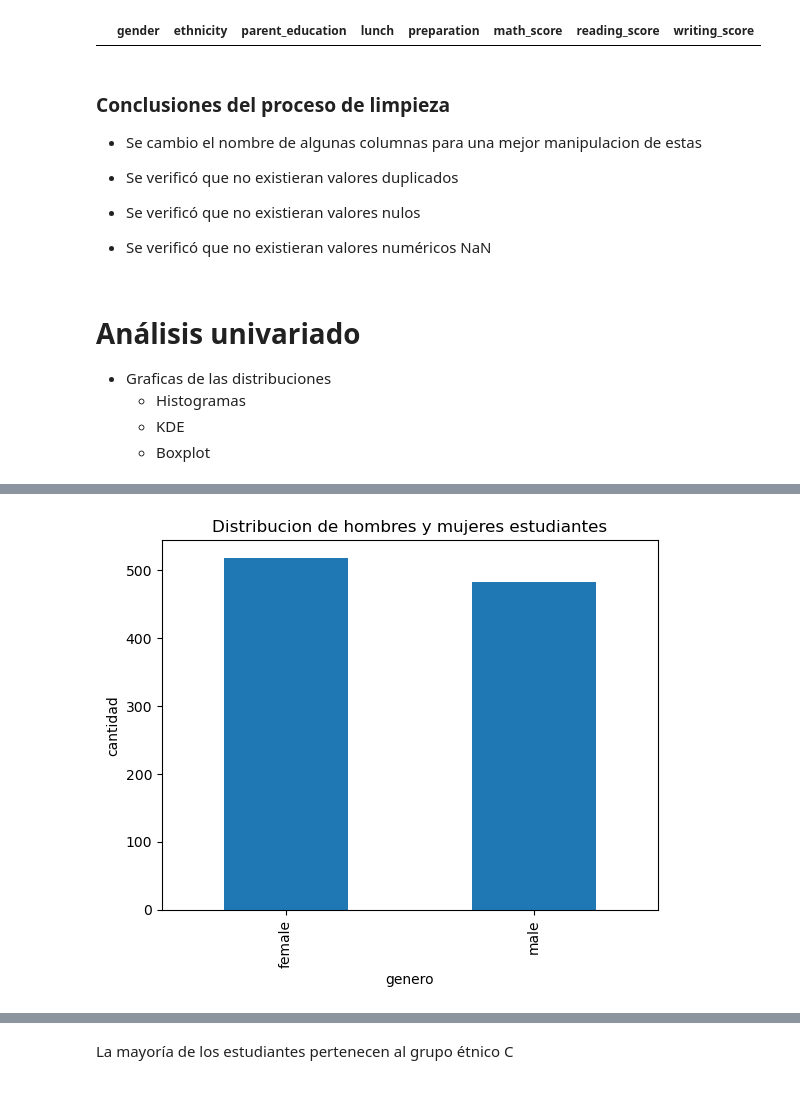
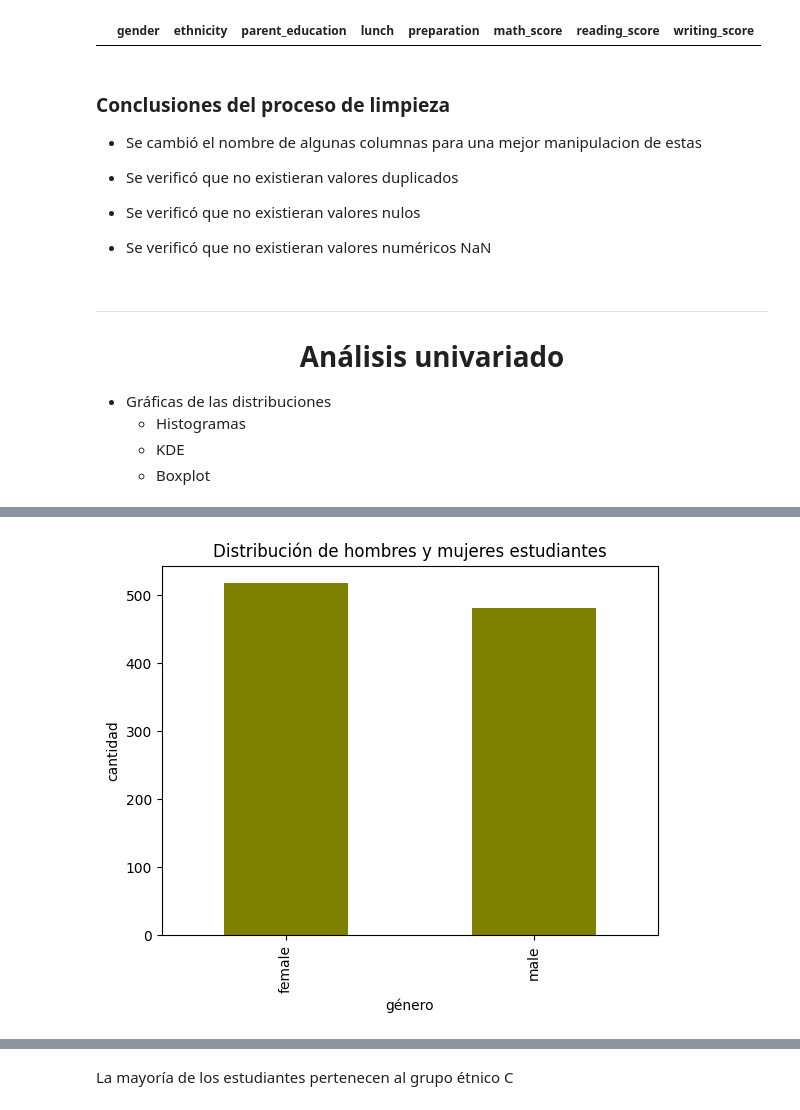
Before and after one commit to MarioChvx/ciencia_de_datos_PAMBAZO, a Jupyter notebook: proyectos/unidad1/proyecto_eda/EDA_Students_performance.ipynb, the cells around one changed output, grey strips where cells are left out. Drawn from its saved outputs; the diff is of its cells as text; code cells hidden in the pictures.

```diff
--- a/proyectos/unidad1/proyecto_eda/EDA_Students_performance.ipynb
+++ b/proyectos/unidad1/proyecto_eda/EDA_Students_performance.ipynb
@@ -161,7 +178,7 @@ df.loc[df.duplicated()]
 # %% [markdown]
 ### Conclusiones del proceso de limpieza
 
-* Se cambio el nombre de algunas columnas para una mejor manipulacion de estas
+* Se cambió el nombre de algunas columnas para una mejor manipulacion de estas
 
 * Se verificó que no existieran valores duplicados
 
@@ -169,9 +186,10 @@ df.loc[df.duplicated()]
 
 * Se verificó que no existieran valores numéricos NaN
 # %% [markdown]
-# Análisis univariado
+***
+# <center>Análisis univariado</center>
 
-* Graficas de las distribuciones
+* Gráficas de las distribuciones
     * Histogramas
     * KDE
     * Boxplot
@@ -186,13 +204,13 @@ df.head()
 | 4 | male | C | some college | standard | none | 76 | 78 | 75 |
 # %%
 gender_plot = df['gender'].value_counts() \
-    .plot(kind = "bar", title = 'Distribucion de hombres y mujeres estudiantes')
+    .plot(kind = "bar", title = 'Distribución de hombres y mujeres estudiantes', color="olive")
 
-gender_plot.set_xlabel('genero')
+gender_plot.set_xlabel('género')
 gender_plot.set_ylabel('cantidad')
 
 plt.show()
 # %% [output]
-[figure, old version]
+[figure, new version]
 # %%
 eth_plot = df['ethnicity'].value_counts() \
```
Also changed, not shown: parts of 28 cells of this notebook.
